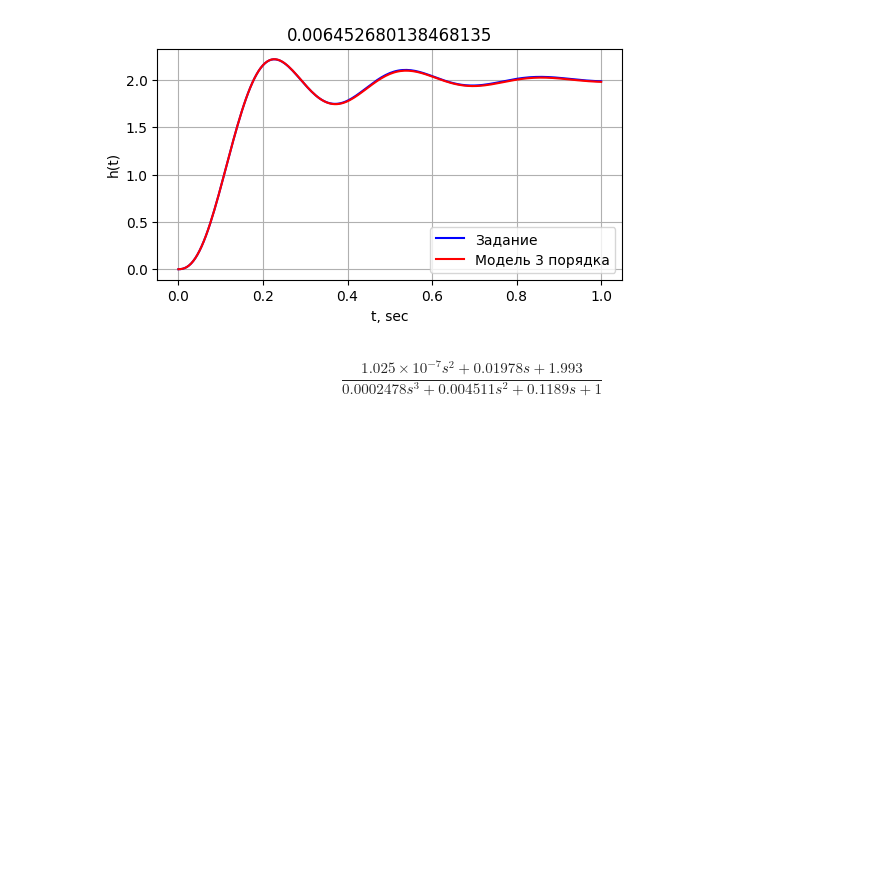
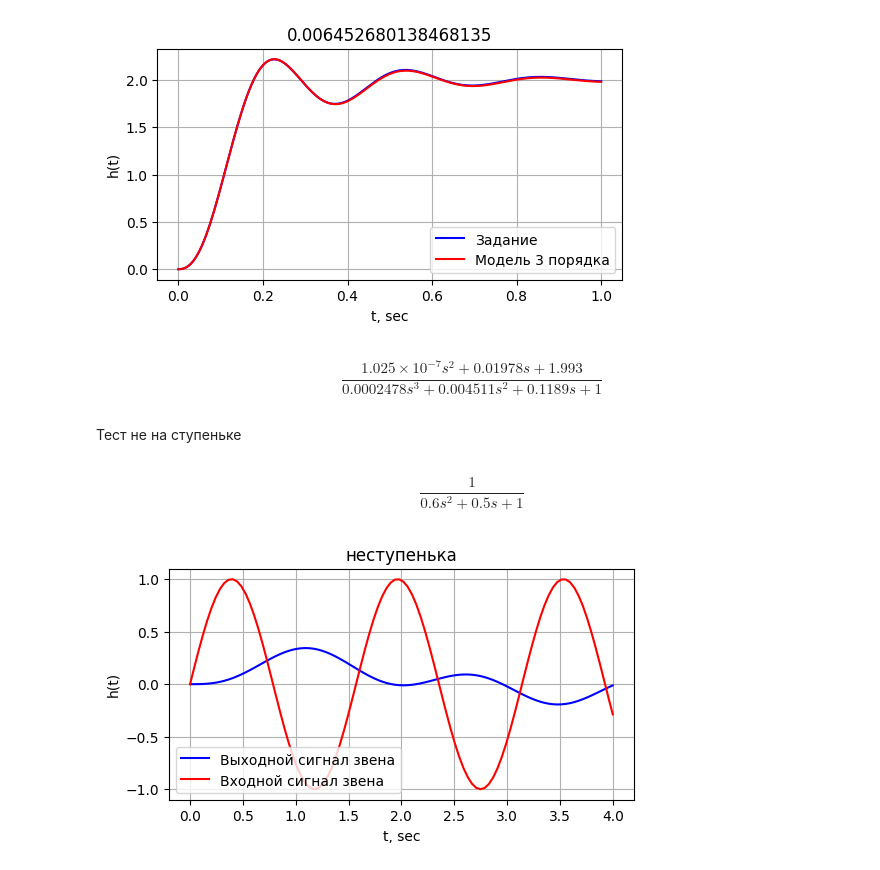
Before and after one commit to artmus208/ident-methods, a Jupyter notebook: test_vim.ipynb, the cells around one changed output. Saved outputs shown, nothing was run; the diff lists cells and outputs as text; code cells hidden in the pictures; blank space fills up the shorter version.

Commit message:
Неступенька ВИМа работает(пассивная идентификация). Перехожу в градиенты

```diff
--- a/test_vim.ipynb
+++ b/test_vim.ipynb
@@ -36,3 +38,25 @@ VIM is runing...
 Method has been worked
 [figure]
 $$\frac{1.025 \times 10^{-7} s^2 + 0.01978 s + 1.993}{0.0002478 s^3 + 0.004511 s^2 + 0.1189 s + 1}$$
+# %% [markdown]
+Тест не на ступеньке
+# %%
+T1 = 1.2
+T2 = 0.5
+num = [1]
+den = [T1*T2, T2, 1]
+aper = co.tf(num, den)
+aper
+# %% [output]
+$$\frac{1}{0.6 s^2 + 0.5 s + 1}$$
+# %%
+sin_t = np.linspace(0, 4, 100)
+u_sin = np.sin(4*sin_t)
+t_forced, y_forced = co.forced_response(aper, sin_t, u_sin)
+Graph((
+        [t_forced, y_forced, "Выходной сигнал звена", 'b'],
+        [sin_t, u_sin, "Входной сигнал звена", 'r'],
+    ),
+    title="неступенька")
+# %% [output]
+[figure, added]
```
Also changed, not shown: parts of 3 cells of this notebook, 1 other file.
